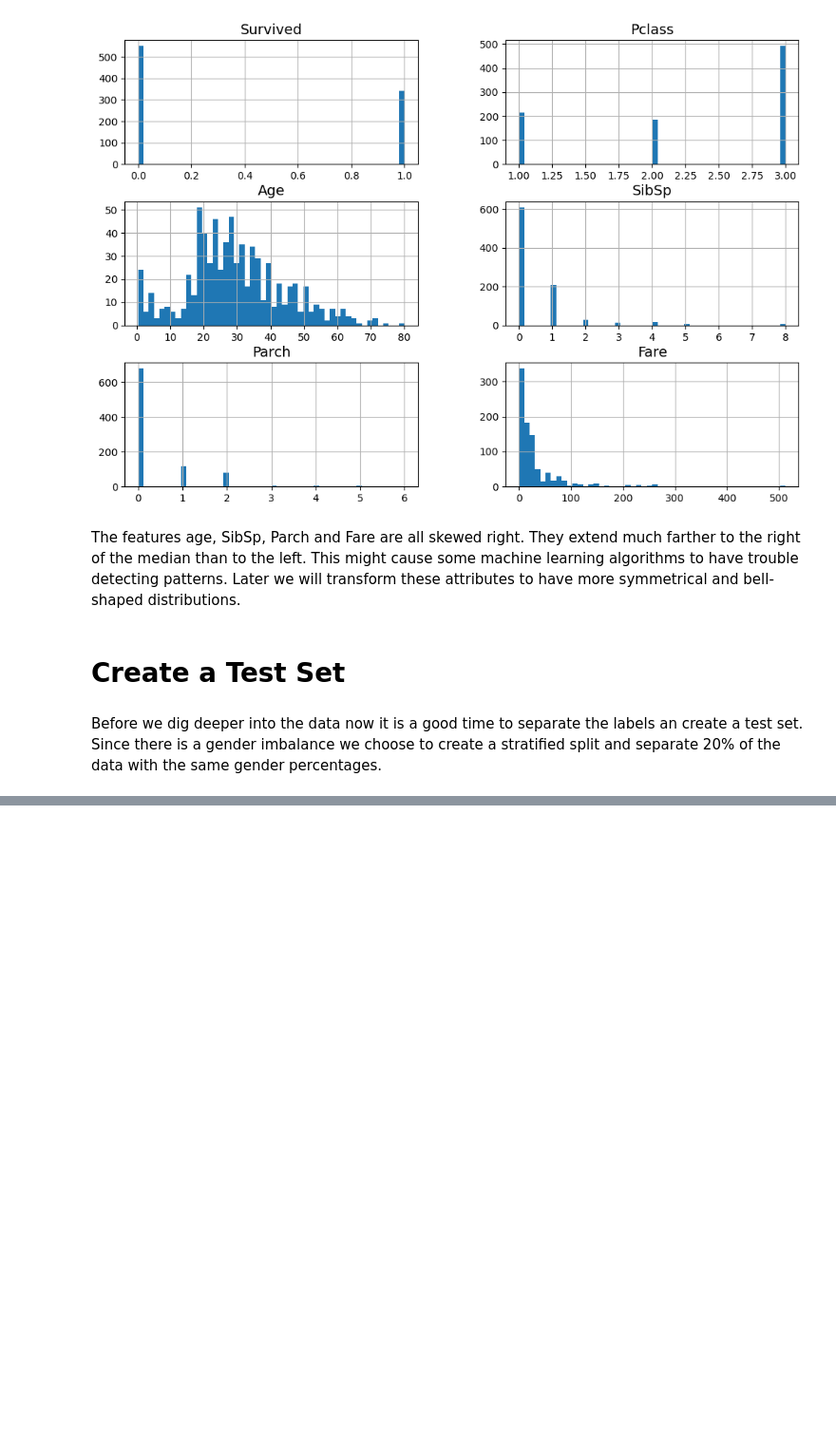
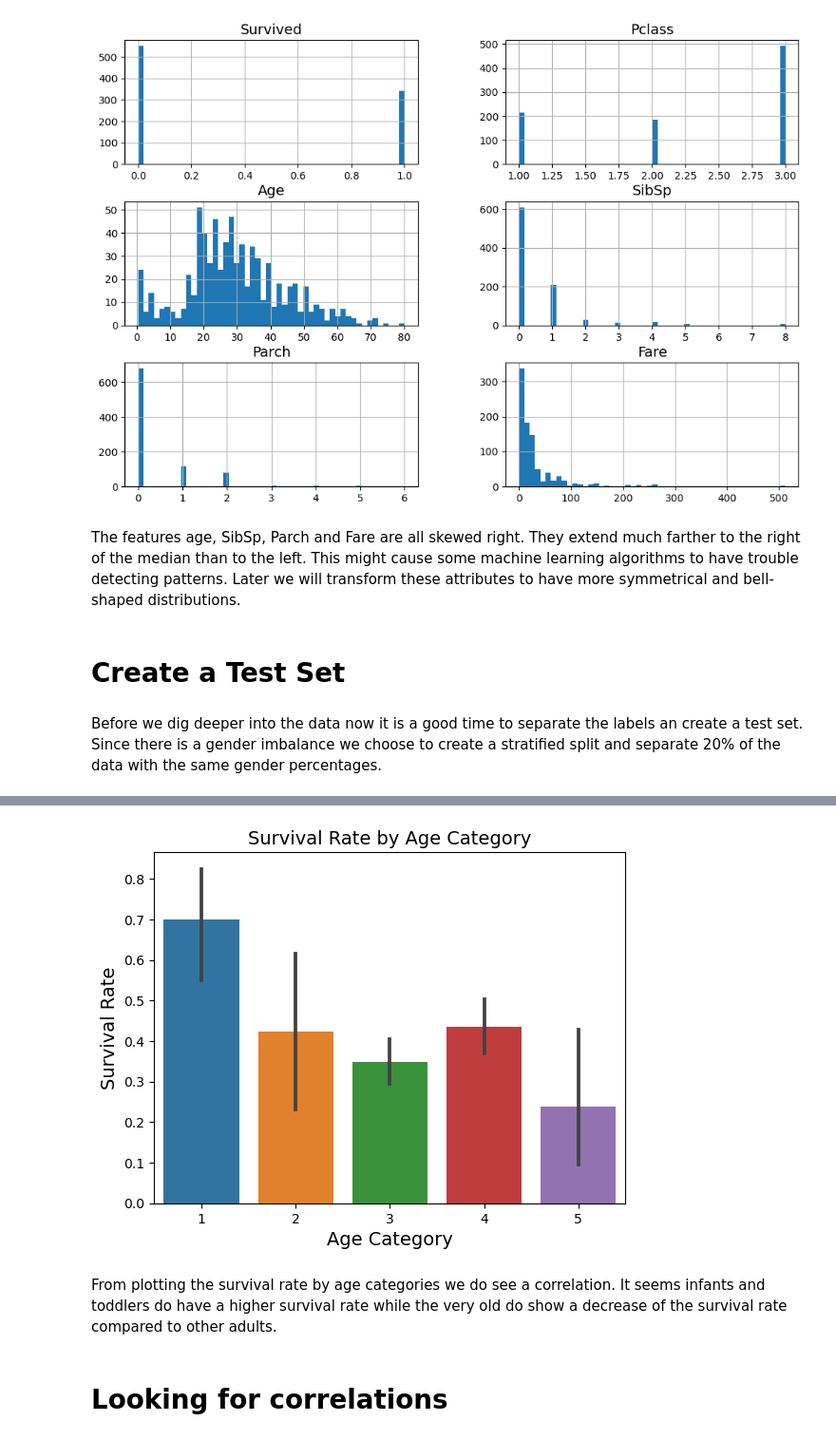
Before and after one commit to igolas0/Titanic-Kaggle-Dataset-Competition, a Jupyter notebook: Titanic_Dataset_Kaggle_Competition.ipynb, the cells around one changed output, grey strips where cells are left out. Shown: that part at 95% size. Saved outputs shown, nothing was run; the diff lists cells and outputs as text; code cells hidden in the pictures; blank space fills up the shorter version.

```diff
--- a/Titanic_Dataset_Kaggle_Competition.ipynb
+++ b/Titanic_Dataset_Kaggle_Competition.ipynb
@@ -168,0 +225,13 @@ KeyError: False
+# %%
+# Plot a bar chart of passenger survival by age category
+sns.barplot(data=titanic, x='age_cat', y='Survived')
+plt.title('Survival Rate by Age Category')
+plt.xlabel('Age Category')
+plt.ylabel('Survival Rate')
+plt.show()
+# %% [output]
+[figure, added]
+# %% [markdown]
+From plotting the survival rate by age categories we do see a correlation. It seems infants and toddlers do have a higher survival rate while the very old do show a decrease of the survival rate compared to other adults.
+# %% [markdown]
+# Looking for correlations
```
Also changed, not shown: parts of 30 cells of this notebook.
